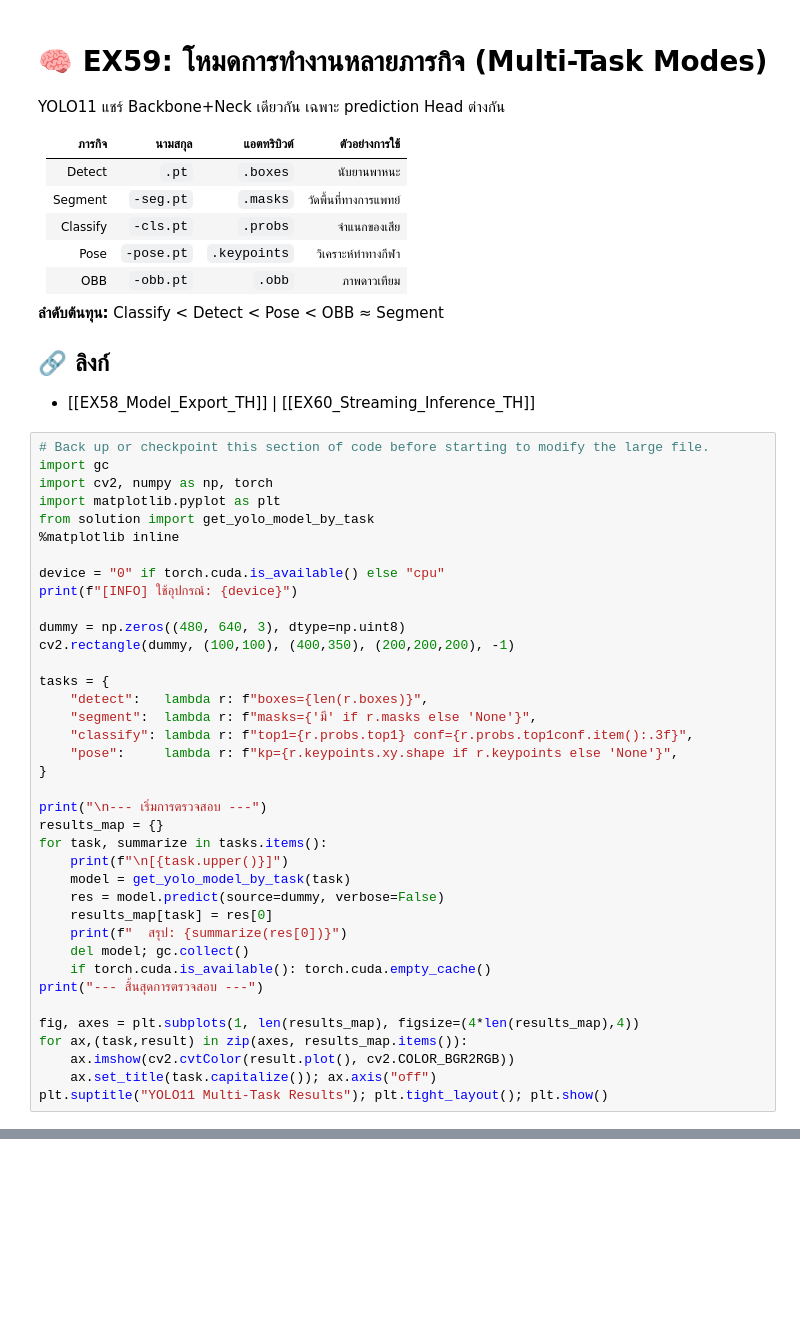
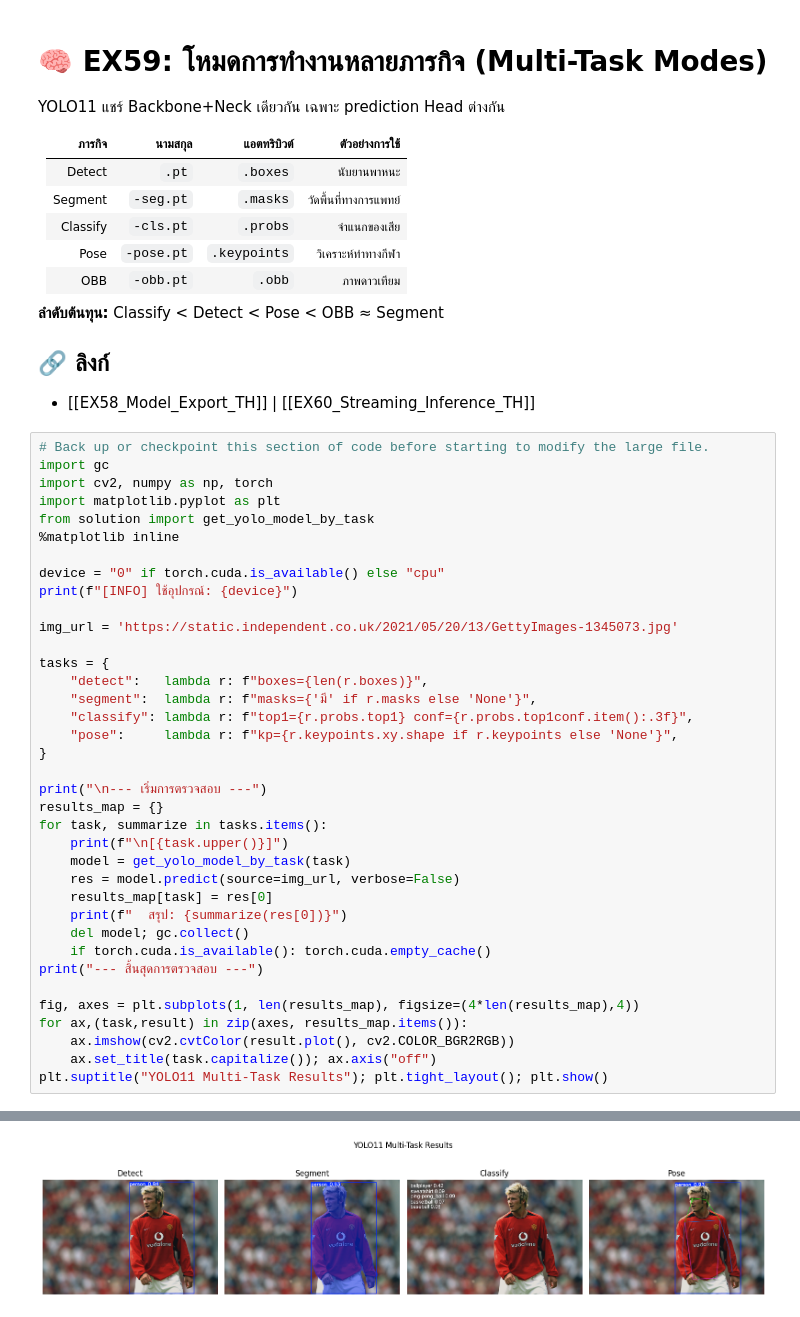
Before and after one commit to Overdamp/ultralytics, a Jupyter notebook: learning_lab/experiments/04_basic_yolo/EX59_Multi_Task_Modes/explanation_TH.ipynb, the cells around one changed output, grey strips where cells are left out. Saved outputs shown, nothing was run; the diff lists cells and outputs as text; blank space fills up the shorter version.

Commit message:
Update EX59 Multi-Task notebooks to use image URL instead of dummy image

```diff
--- a/learning_lab/experiments/04_basic_yolo/EX59_Multi_Task_Modes/explanation_TH.ipynb
+++ b/learning_lab/experiments/04_basic_yolo/EX59_Multi_Task_Modes/explanation_TH.ipynb
@@ -26,8 +26,7 @@ from solution import get_yolo_model_by_task
 device = "0" if torch.cuda.is_available() else "cpu"
 print(f"[INFO] ใช้อุปกรณ์: {device}")
 
-dummy = np.zeros((480, 640, 3), dtype=np.uint8)
-cv2.rectangle(dummy, (100,100), (400,350), (200,200,200), -1)
+img_url = 'https://static.independent.co.uk/2021/05/20/13/GettyImages-1345073.jpg'
 
 tasks = {
     "detect":   lambda r: f"boxes={len(r.boxes)}",
@@ -41,7 +40,7 @@ results_map = {}
 for task, summarize in tasks.items():
     print(f"\n[{task.upper()}]")
     model = get_yolo_model_by_task(task)
-    res = model.predict(source=dummy, verbose=False)
+    res = model.predict(source=img_url, verbose=False)
     results_map[task] = res[0]
     print(f"  สรุป: {summarize(res[0])}")
     del model; gc.collect()
@@ -53,3 +52,4 @@ for ax,(task,result) in zip(axes, results_map.items()):
     ax.imshow(cv2.cvtColor(result.plot(), cv2.COLOR_BGR2RGB))
     ax.set_title(task.capitalize()); ax.axis("off")
 plt.suptitle("YOLO11 Multi-Task Results"); plt.tight_layout(); plt.show()
+# %% [output]
@@ -55,0 +75 @@ plt.suptitle("YOLO11 Multi-Task Results"); plt.tight_layout(); plt.show()
+[figure, added]
```
Also changed, not shown: parts of 1 cell of this notebook, 1 other file.
